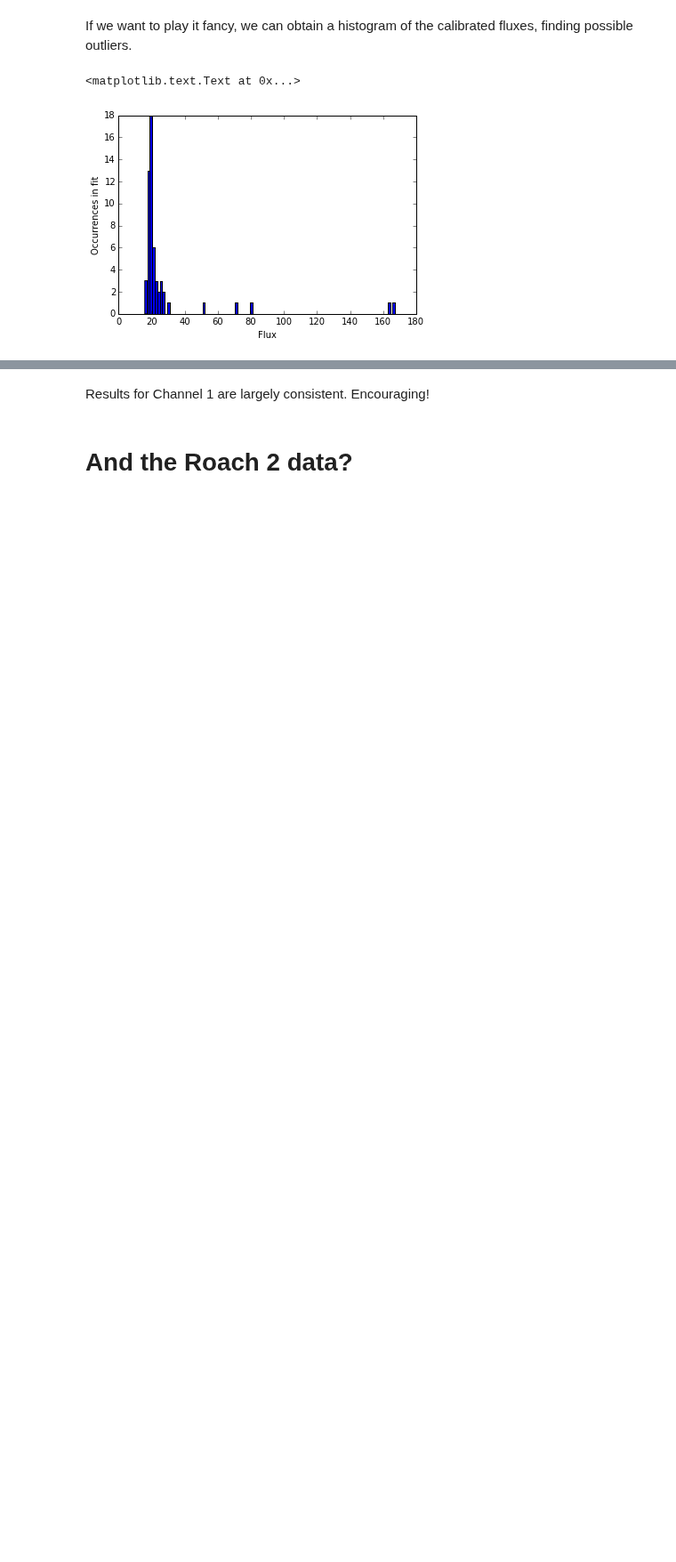
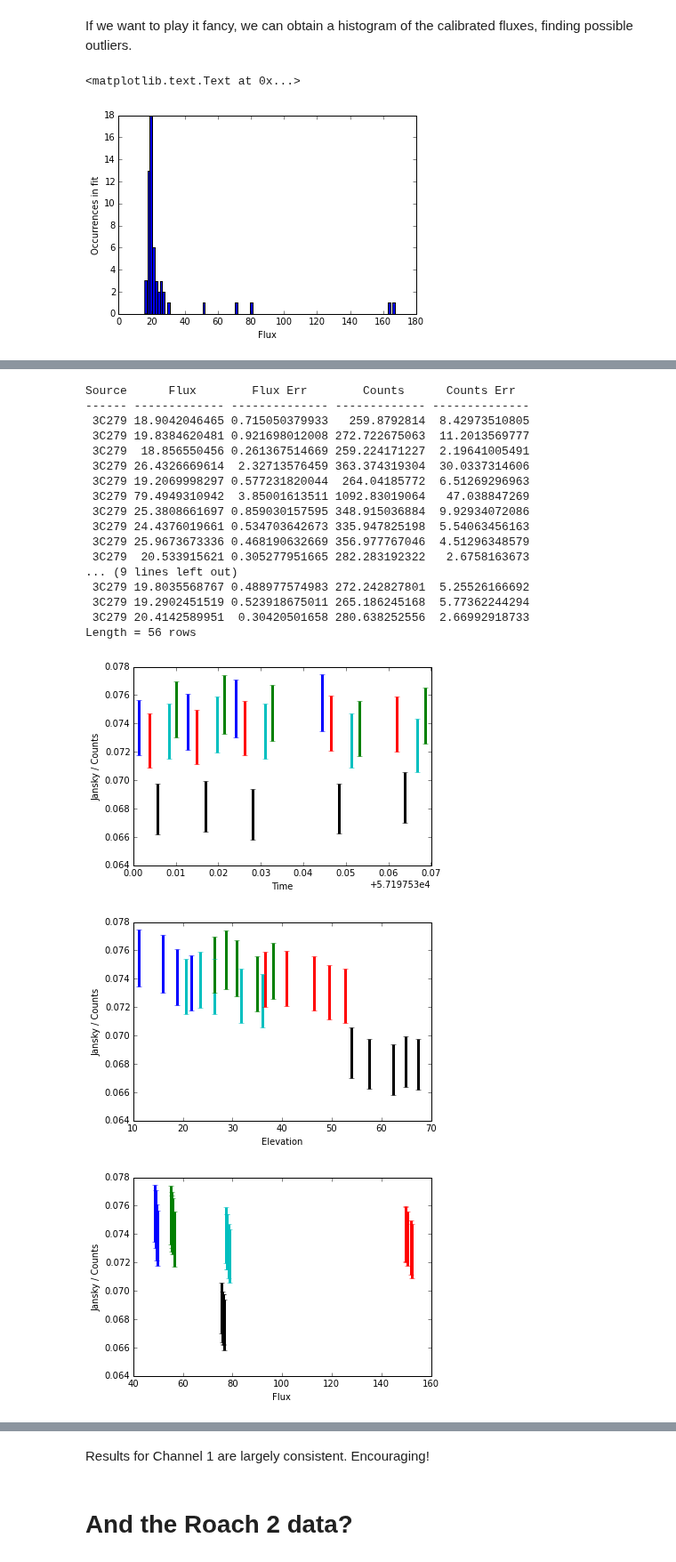
Before and after one commit to discos/srt-single-dish-tools, a Jupyter notebook: srttools/core/Flux measurements.ipynb, the cells around one changed output, grey strips where cells are left out. Shown at 89% size. Drawn from its saved outputs; the diff is of its cells as text; code cells hidden in the pictures; blank space fills up the shorter version.

```diff
--- a/srttools/core/Flux measurements.ipynb
+++ b/srttools/core/Flux measurements.ipynb
@@ -160,0 +138,23 @@ Length = 56 rows
+# %%
+show_calibration(full_table_tp)
+# %% [output]
+Source      Flux        Flux Err        Counts      Counts Err
+------ ------------- -------------- ------------- --------------
+ 3C279 18.9042046465 0.715050379933   259.8792814  8.42973510805
+ 3C279 19.8384620481 0.921698012008 272.722675063  11.2013569777
+ 3C279  18.856550456 0.261367514669 259.224171227  2.19641005491
+ 3C279 26.4326669614  2.32713576459 363.374319304  30.0337314606
+ 3C279 19.2069998297 0.577231820044  264.04185772  6.51269296963
+ 3C279 79.4949310942  3.85001613511 1092.83019064   47.038847269
+ 3C279 25.3808661697 0.859030157595 348.915036884  9.92934072086
+ 3C279 24.4376019661 0.534703642673 335.947825198  5.54063456163
+ 3C279 25.9673673336 0.468190632669 356.977767046  4.51296348579
+ 3C279  20.533915621 0.305277951665 282.283192322   2.6758163673
+... (9 lines left out)
+ 3C279 19.8035568767 0.488977574983 272.242827801  5.25526166692
+ 3C279 19.2902451519 0.523918675011 265.186245168  5.77362244294
+ 3C279 20.4142589951  0.30420501658 280.638252556  2.66992918733
+Length = 56 rows
+[figure, added]
+[figure, added]
+[figure, added]
```
Also changed, not shown: parts of 14 cells of this notebook.
